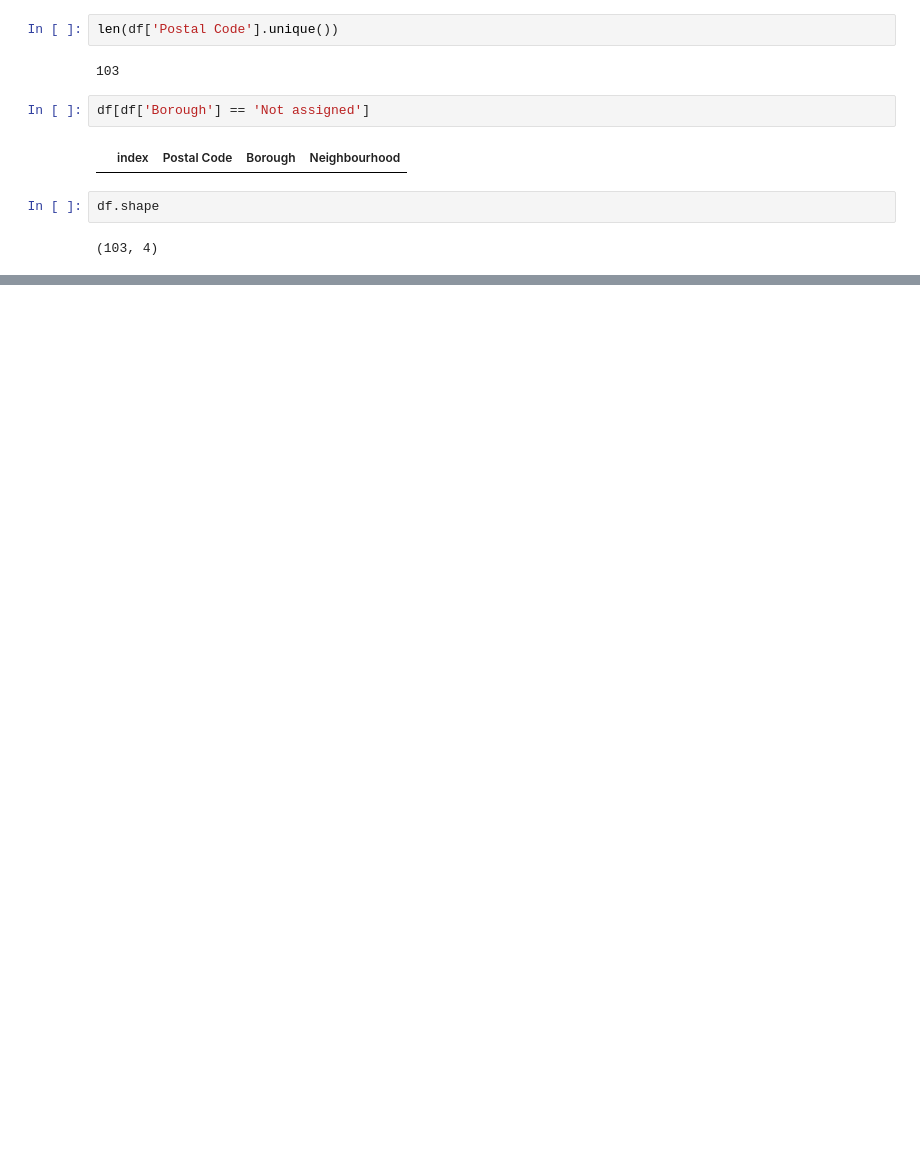
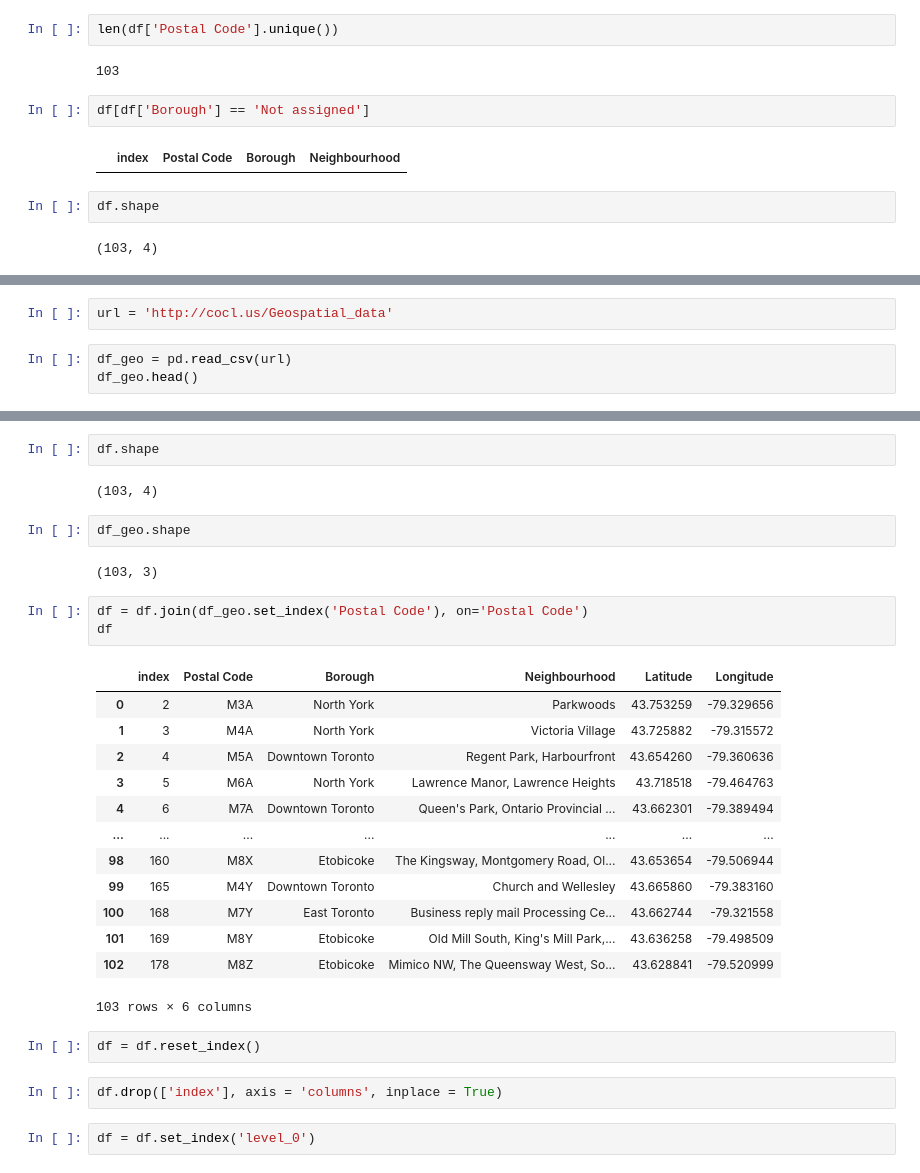
Before and after one commit to ShubhamHadge/Coursera_Capstone, a Jupyter notebook: IBM_Data_Science_Capstone_week3.ipynb, the cells around one changed output, grey strips where cells are left out. Drawn from its saved outputs; the diff is of its cells as text; blank space fills up the shorter version.

```diff
--- a/IBM_Data_Science_Capstone_week3.ipynb
+++ b/IBM_Data_Science_Capstone_week3.ipynb
@@ -52,0 +75,5 @@ df.shape
+# %%
+url = 'http://cocl.us/Geospatial_data'
+# %%
+df_geo = pd.read_csv(url)
+df_geo.head()
@@ -52,0 +102,31 @@ df.shape
+# %%
+df.shape
+# %% [output]
+(103, 4)
+# %%
+df_geo.shape
+# %% [output]
+(103, 3)
+# %%
+df = df.join(df_geo.set_index('Postal Code'), on='Postal Code')
+df
+# %% [output]
+|  | index | Postal Code | Borough | Neighbourhood | Latitude | Longitude |
+| 0 | 2 | M3A | North York | Parkwoods | 43.753259 | -79.329656 |
+| 1 | 3 | M4A | North York | Victoria Village | 43.725882 | -79.315572 |
+| 2 | 4 | M5A | Downtown Toronto | Regent Park, Harbourfront | 43.654260 | -79.360636 |
+| 3 | 5 | M6A | North York | Lawrence Manor, Lawrence Heights | 43.718518 | -79.464763 |
+| 4 | 6 | M7A | Downtown Toronto | Queen's Park, Ontario Provincial ... | 43.662301 | -79.389494 |
+| ... | ... | ... | ... | ... | ... | ... |
+| 98 | 160 | M8X | Etobicoke | The Kingsway, Montgomery Road, Ol... | 43.653654 | -79.506944 |
+| 99 | 165 | M4Y | Downtown Toronto | Church and Wellesley | 43.665860 | -79.383160 |
+| 100 | 168 | M7Y | East Toronto | Business reply mail Processing Ce... | 43.662744 | -79.321558 |
+| 101 | 169 | M8Y | Etobicoke | Old Mill South, King's Mill Park,... | 43.636258 | -79.498509 |
+| 102 | 178 | M8Z | Etobicoke | Mimico NW, The Queensway West, So... | 43.628841 | -79.520999 |
+103 rows × 6 columns
+# %%
+df = df.reset_index()
+# %%
+df.drop(['index'], axis = 'columns', inplace = True)
+# %%
+df = df.set_index('level_0')
```
Also changed, not shown: parts of 11 cells of this notebook.
